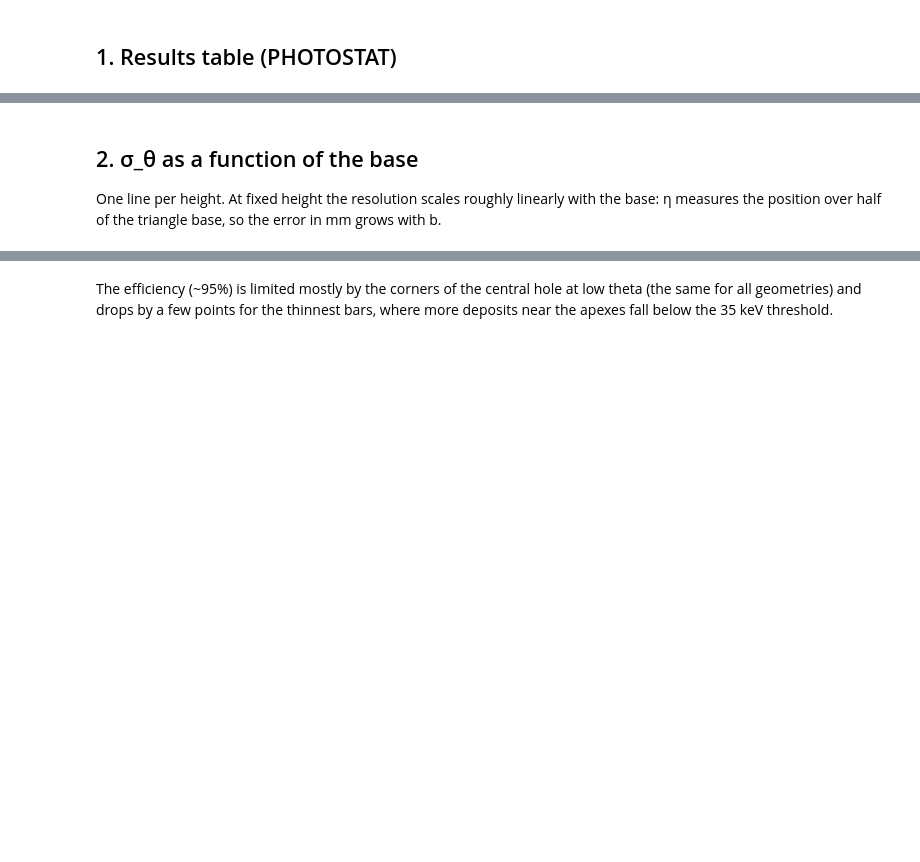
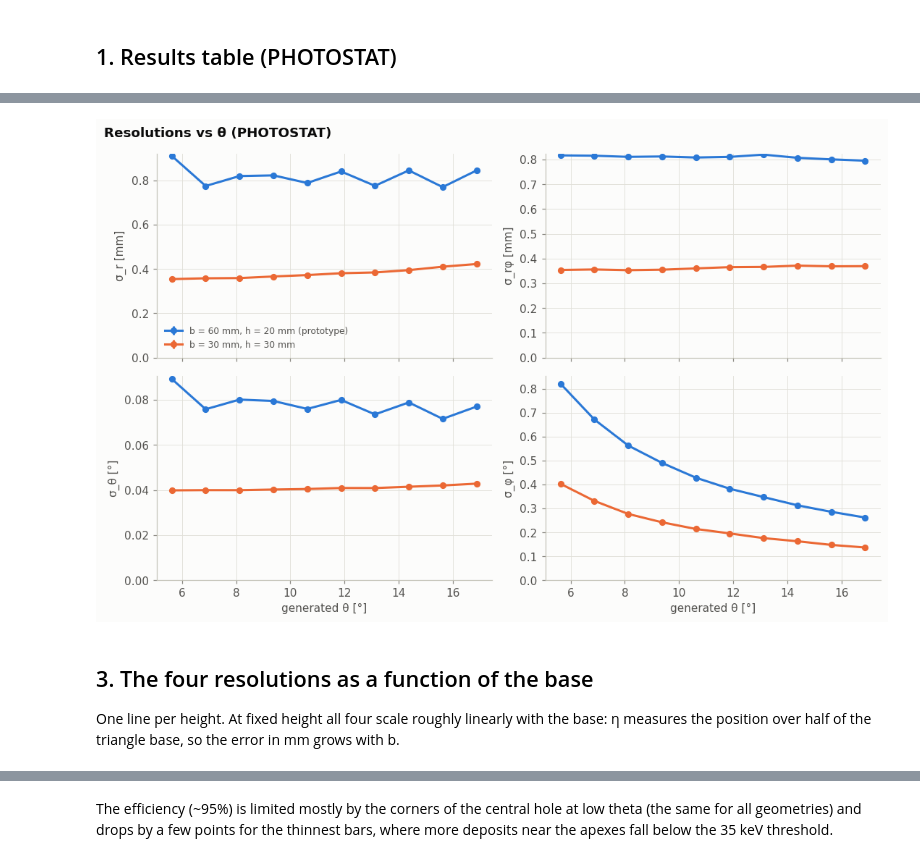
Before and after one commit to Ncanale/JEPO-1.1, a Jupyter notebook: notebooks/03_bar_size_scan.ipynb, the cells around one changed output, grey strips where cells are left out. Drawn from its saved outputs; the diff is of its cells as text; code cells hidden in the pictures; blank space fills up the shorter version.

```diff
--- a/notebooks/03_bar_size_scan.ipynb
+++ b/notebooks/03_bar_size_scan.ipynb
@@ -43,4 +71,19 @@ tab
+# %%
+fig, axs = plt.subplots(2, 2, figsize=(10, 6.4), sharex=True)
+for i, (b, h) in enumerate(((60, 20), (30, 30))):
+    rows = pd.DataFrame(json.load(open(R / "photostat" / f"b{b}_h{h}" / "py_uniform.json"))["per_bin"])
+    for ax, (k, lab) in zip(axs.flat, (("sigma_r", "σ_r [mm]"), ("sigma_rphi", "σ_rφ [mm]"),
+                                        ("sigma_theta", "σ_θ [°]"), ("sigma_phi", "σ_φ [°]"))):
+        ax.errorbar(rows.theta, rows[k], rows[k + "_err"], fmt="o-", color=sp.SERIES[i], ms=5,
+                    label=f"b = {b} mm, h = {h} mm" + (" (prototype)" if b == 60 else ""))
+        ax.set(ylabel=lab, ylim=(0, None))
+for ax in axs[1]: ax.set_xlabel("generated θ [°]")
+axs[0, 0].legend(loc="lower left", fontsize=8)
+fig.suptitle("Resolutions vs θ (PHOTOSTAT)", x=0.01, ha="left", fontweight="bold")
+plt.tight_layout(); plt.show()
+# %% [output]
+[figure, added]
 # %% [markdown]
-## 2. σ_θ as a function of the base
+## 3. The four resolutions as a function of the base
 
-One line per height. At fixed height the resolution scales roughly linearly with the base: η measures the position over half of the triangle base, so the error in mm grows with b.
+One line per height. At fixed height all four scale roughly linearly with the base: η measures the position over half of the triangle base, so the error in mm grows with b.
```
Also changed, not shown: parts of 32 cells of this notebook, 5 other files.
